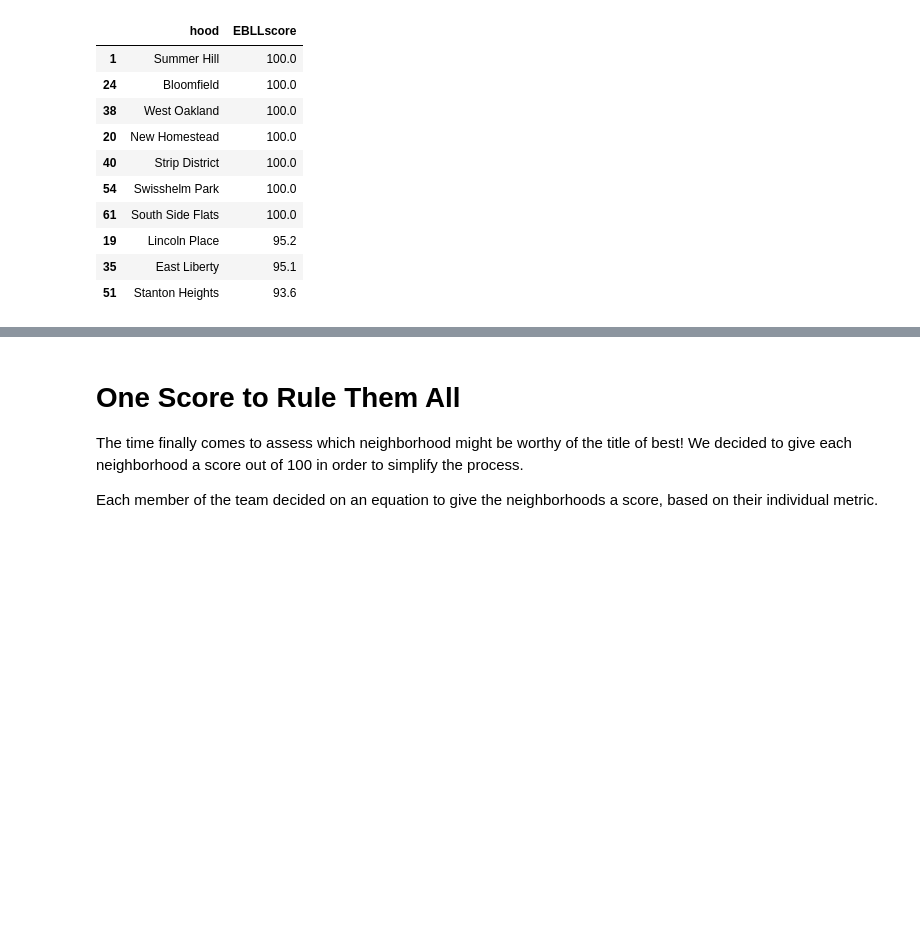
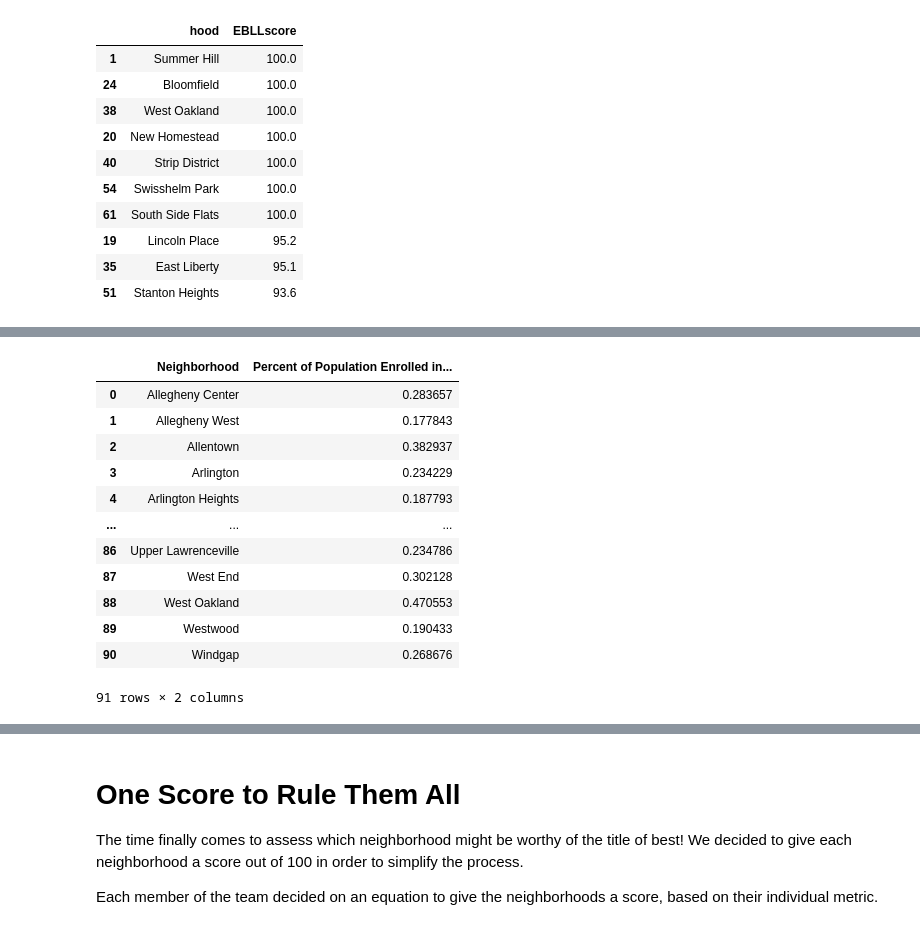
Before and after one commit to neffers/pittsburgh-neighborhood-analysis, a Jupyter notebook: combined-analysis.ipynb, the cells around one changed output, grey strips where cells are left out. Drawn from its saved outputs; the diff is of its cells as text; code cells hidden in the pictures; blank space fills up the shorter version.

```diff
--- a/combined-analysis.ipynb
+++ b/combined-analysis.ipynb
@@ -106,0 +121,25 @@ EBLLscored.head(10)
+# %%
+percent_list = []
+neigh_list = []
+
+for index, row in school_data.iterrows():# go through each row
+    percent_list.append(row[4]/row[2])     # put percent of enrolled pop in
+    neigh_list.append(row[0])     # put neighborhood in
+
+d = {'Neighborhood': neigh_list, 'Percent of Population Enrolled in School': percent_list}#create new data set with neighborhoods and percentages
+percent_df = pd.DataFrame(data=d)
+percent_df
+# %% [output]
+|  | Neighborhood | Percent of Population Enrolled in... |
+| 0 | Allegheny Center | 0.283657 |
+| 1 | Allegheny West | 0.177843 |
+| 2 | Allentown | 0.382937 |
+| 3 | Arlington | 0.234229 |
+| 4 | Arlington Heights | 0.187793 |
+| ... | ... | ... |
+| 86 | Upper Lawrenceville | 0.234786 |
+| 87 | West End | 0.302128 |
+| 88 | West Oakland | 0.470553 |
+| 89 | Westwood | 0.190433 |
+| 90 | Windgap | 0.268676 |
+91 rows × 2 columns
```
Also changed, not shown: parts of 9 cells of this notebook.
